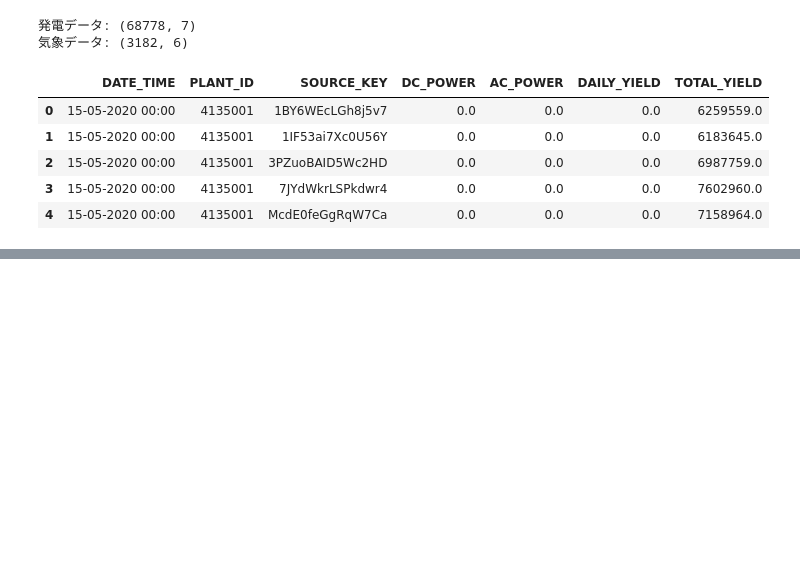
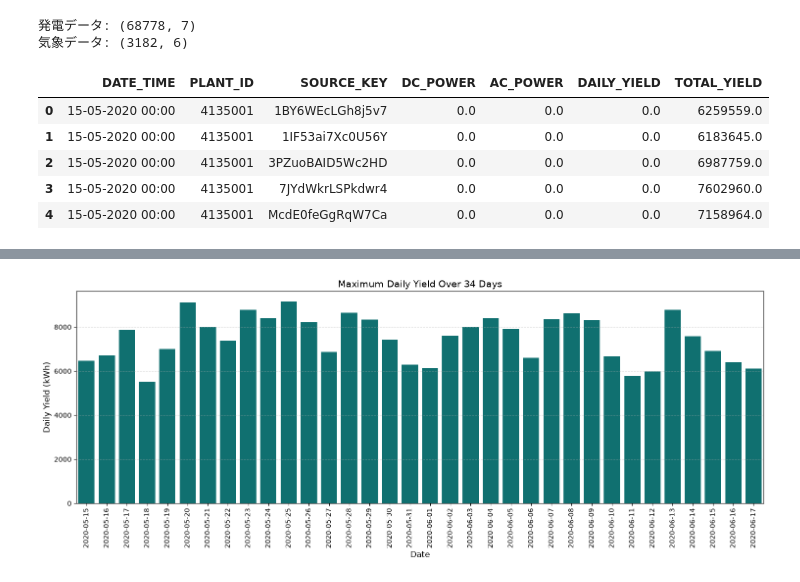
Before and after one commit to tateshita1908/solar-power-forecasting-system, a Jupyter notebook: notebooks/01_equipment_fault_detection.ipynb, the cells around one changed output, grey strips where cells are left out. Drawn from its saved outputs; the diff is of its cells as text; code cells hidden in the pictures; blank space fills up the shorter version.

```diff
--- a/notebooks/01_equipment_fault_detection.ipynb
+++ b/notebooks/01_equipment_fault_detection.ipynb
@@ -22,0 +112,20 @@ gen_df.head()
+# %%
+# 1. 「日付」だけの列を一時的に作る
+plant1_gen_df['DATE'] = plant1_gen_df['DATE_TIME'].dt.date
+
+# 2. 日付ごとに、DAILY_YIELDの最大値（その日の最終累積）を計算
+daily_yield_max = plant1_gen_df.groupby('DATE')['DAILY_YIELD'].max().reset_index()
+
+# 3. グラフの描画
+plt.figure(figsize=(15, 6))
+sns.barplot(data=daily_yield_max, x='DATE', y='DAILY_YIELD', color='teal')
+
+plt.title("Maximum Daily Yield Over 34 Days", fontsize=14)
+plt.xlabel("Date", fontsize=12)
+plt.ylabel("Daily Yield (kWh)", fontsize=12)
+plt.xticks(rotation=90) # 日付が見やすいように90度回転
+plt.grid(axis='y', linestyle='--', alpha=0.5)
+plt.tight_layout()
+plt.show()
+# %% [output]
+[figure, added]
```
Also changed, not shown: parts of 11 cells of this notebook.
